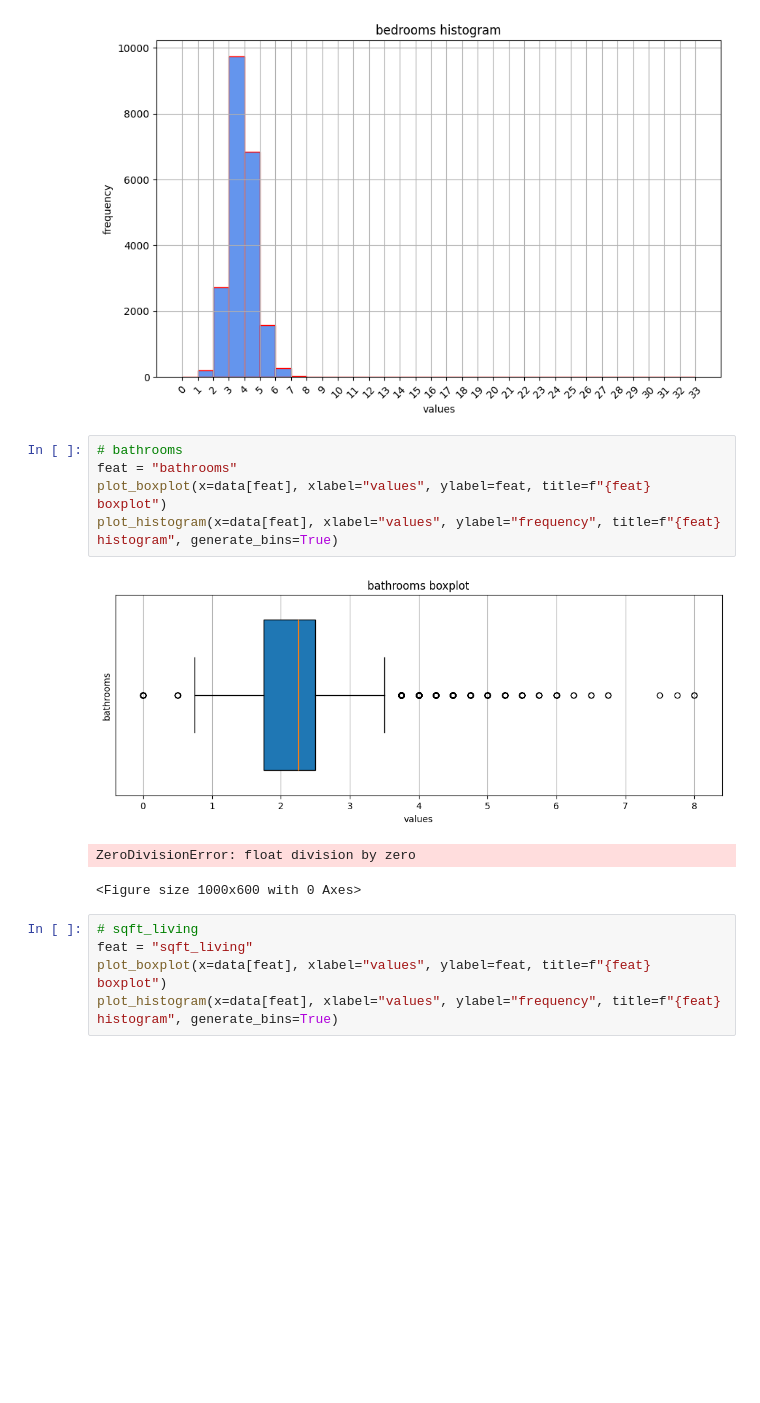
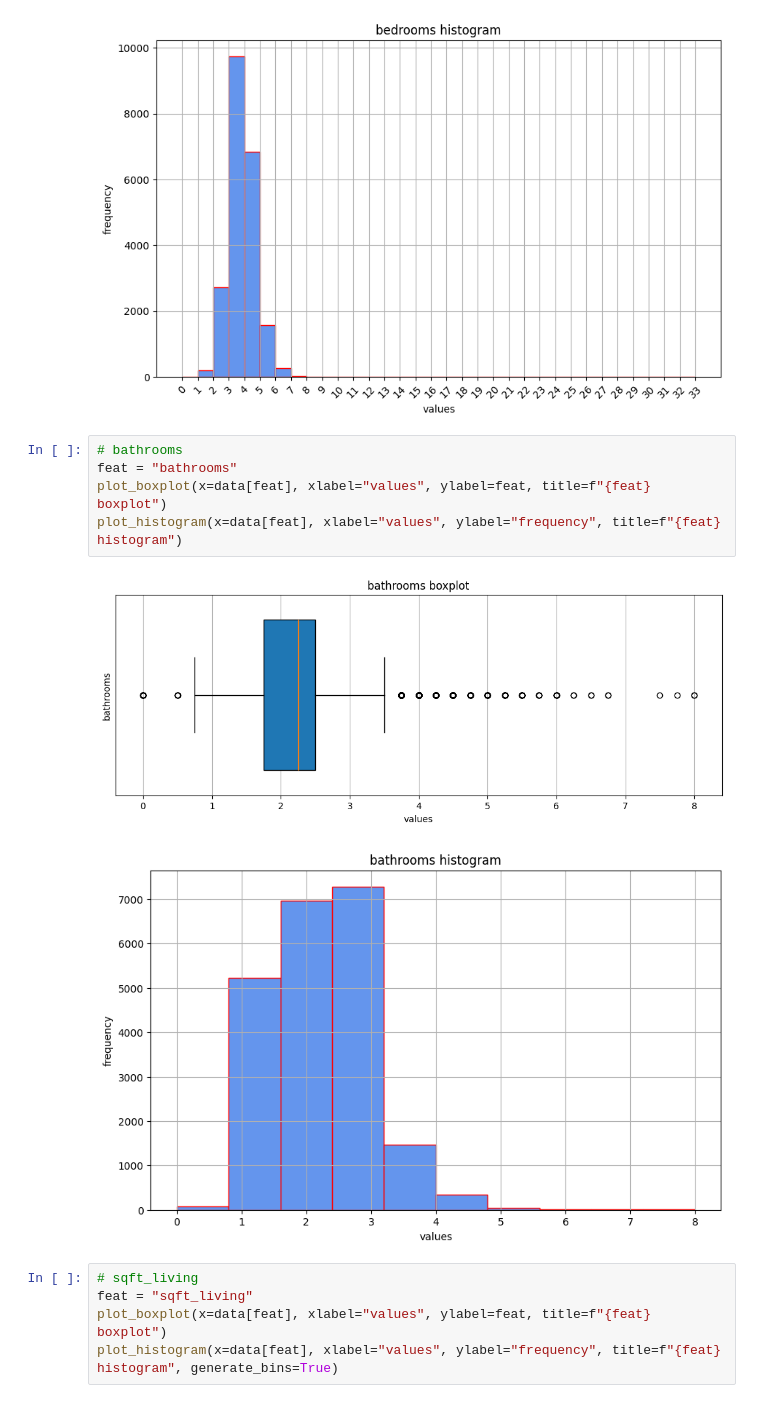
Before and after one commit to gtsiamit/price-prediction, a Jupyter notebook: price-prediction/notebooks/EDA.ipynb, the cells around one changed output. Saved outputs shown, nothing was run; the diff lists cells and outputs as text; blank space fills up the shorter version.

```diff
--- a/price-prediction/notebooks/EDA.ipynb
+++ b/price-prediction/notebooks/EDA.ipynb
@@ -126,12 +126,11 @@ plot_histogram(x=data[feat], xlabel="values", ylabel="frequency", title=f"{feat}
 # %%
 # bathrooms
 feat = "bathrooms"
 plot_boxplot(x=data[feat], xlabel="values", ylabel=feat, title=f"{feat} boxplot")
-plot_histogram(x=data[feat], xlabel="values", ylabel="frequency", title=f"{feat} histogram", generate_bins=True)
+plot_histogram(x=data[feat], xlabel="values", ylabel="frequency", title=f"{feat} histogram")
 # %% [output]
 [figure]
-ZeroDivisionError: float division by zero
-<Figure size 1000x600 with 0 Axes>
+[figure, added]
 # %%
 # sqft_living
 feat = "sqft_living"
```
Also changed, not shown: parts of 3 cells of this notebook, 1 other file.
